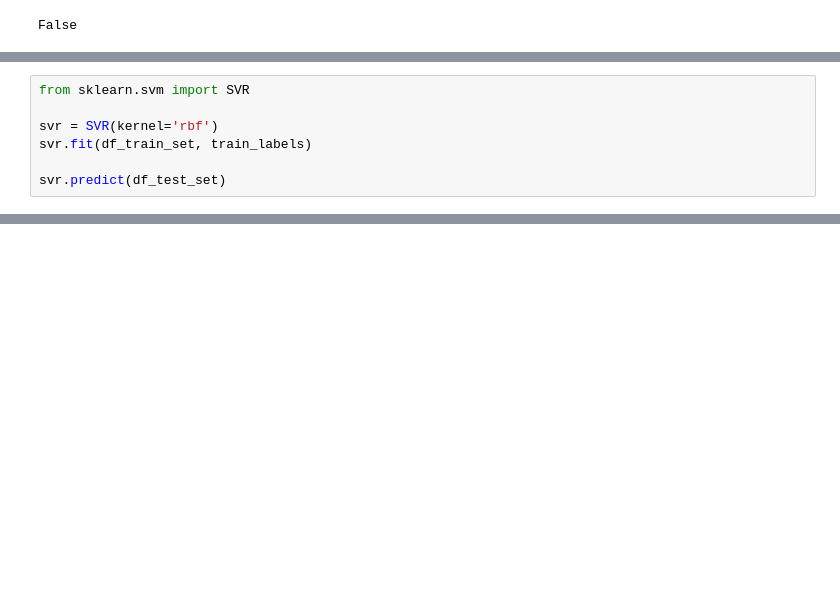
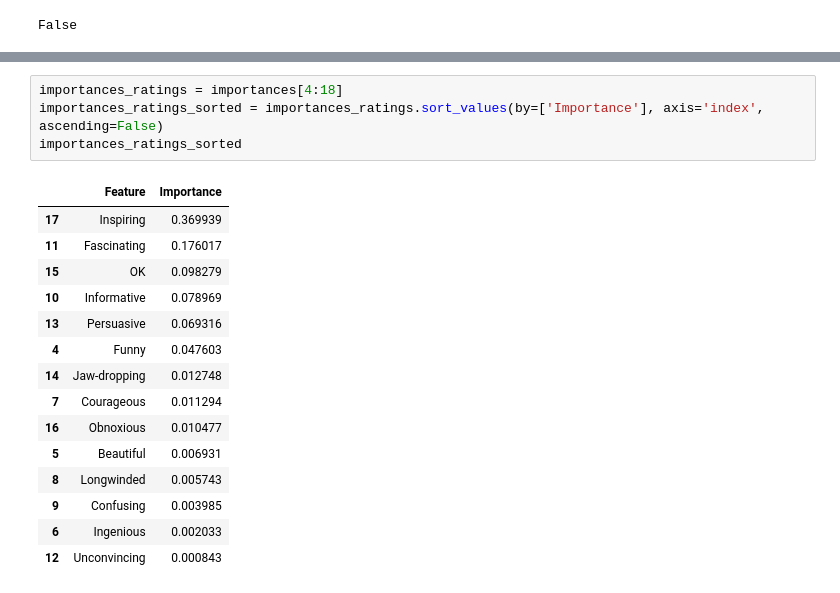
Before and after one commit to Avisikta-Majumdar/TedTalksAnalysis, a Jupyter notebook: Michal's notebook.ipynb, the cells around one changed output, grey strips where cells are left out. Cells and saved outputs as stored; diff of their text form; blank space fills up the shorter version.

```diff
--- a/Michal's notebook.ipynb
+++ b/Michal's notebook.ipynb
@@ -383,7 +333,0 @@ gbr.score(df_test_set, test_labels)
-# %%
-from sklearn.svm import SVR
-
-svr = SVR(kernel='rbf')
-svr.fit(df_train_set, train_labels)
-
-svr.predict(df_test_set)
@@ -425,0 +376,20 @@ lr.score(df_test_set, test_labels)
+# %%
+importances_ratings = importances[4:18]
+importances_ratings_sorted = importances_ratings.sort_values(by=['Importance'], axis='index', ascending=False)
+importances_ratings_sorted
+# %% [output]
+|  | Feature | Importance |
+| 17 | Inspiring | 0.369939 |
+| 11 | Fascinating | 0.176017 |
+| 15 | OK | 0.098279 |
+| 10 | Informative | 0.078969 |
+| 13 | Persuasive | 0.069316 |
+| 4 | Funny | 0.047603 |
+| 14 | Jaw-dropping | 0.012748 |
+| 7 | Courageous | 0.011294 |
+| 16 | Obnoxious | 0.010477 |
+| 5 | Beautiful | 0.006931 |
+| 8 | Longwinded | 0.005743 |
+| 9 | Confusing | 0.003985 |
+| 6 | Ingenious | 0.002033 |
+| 12 | Unconvincing | 0.000843 |
```
Also changed, not shown: parts of 17 cells of this notebook.
